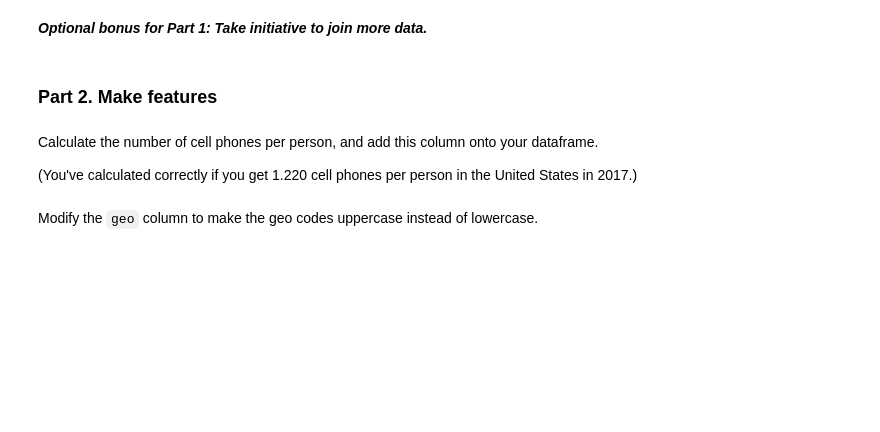
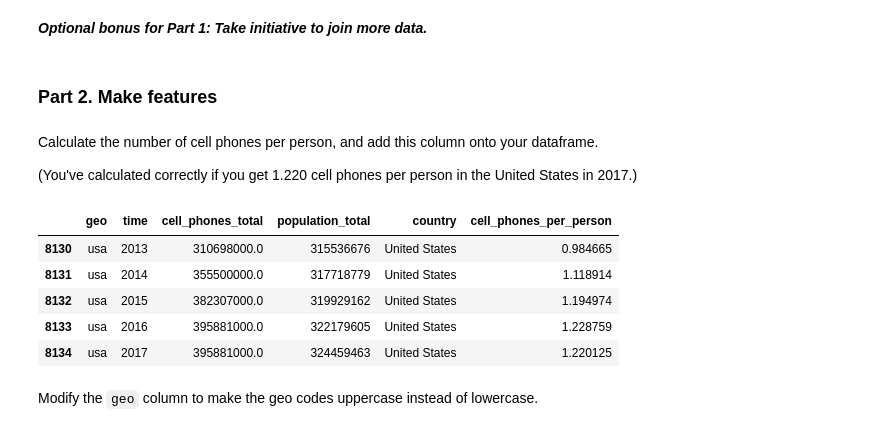
Before and after one commit to AndrewMarksArt/AndrewMarksArt.github.io, a Jupyter notebook: DS_Unit_1_Sprint_Challenge_2_Data_Wrangling_and_Storytelling.ipynb, the cells around one changed output. Saved outputs shown, nothing was run; the diff lists cells and outputs as text; code cells hidden in the pictures; blank space fills up the shorter version.

```diff
--- a/DS_Unit_1_Sprint_Challenge_2_Data_Wrangling_and_Storytelling.ipynb
+++ b/DS_Unit_1_Sprint_Challenge_2_Data_Wrangling_and_Storytelling.ipynb
@@ -132,5 +152,18 @@ merged.shape
 Calculate the number of cell phones per person, and add this column onto your dataframe.
 
 (You've calculated correctly if you get 1.220 cell phones per person in the United States in 2017.)
+# %%
+merged['cell_phones_per_person'] = merged['cell_phones_total'] / merged['population_total'] # create new column of cell phones per person
+# %%
+usa = merged[merged['country'] == 'United States']   # check to make sure cell phones per person is correct by looking up USA 2017 and making sure it = 1.220
+# %%
+usa.tail()
+# %% [output]
+|  | geo | time | cell_phones_total | population_total | country | cell_phones_per_person |
+| 8130 | usa | 2013 | 310698000.0 | 315536676 | United States | 0.984665 |
+| 8131 | usa | 2014 | 355500000.0 | 317718779 | United States | 1.118914 |
+| 8132 | usa | 2015 | 382307000.0 | 319929162 | United States | 1.194974 |
+| 8133 | usa | 2016 | 395881000.0 | 322179605 | United States | 1.228759 |
+| 8134 | usa | 2017 | 395881000.0 | 324459463 | United States | 1.220125 |
 # %% [markdown]
 Modify the `geo` column to make the geo codes uppercase instead of lowercase.
```
Also changed, not shown: parts of 3 cells of this notebook.
